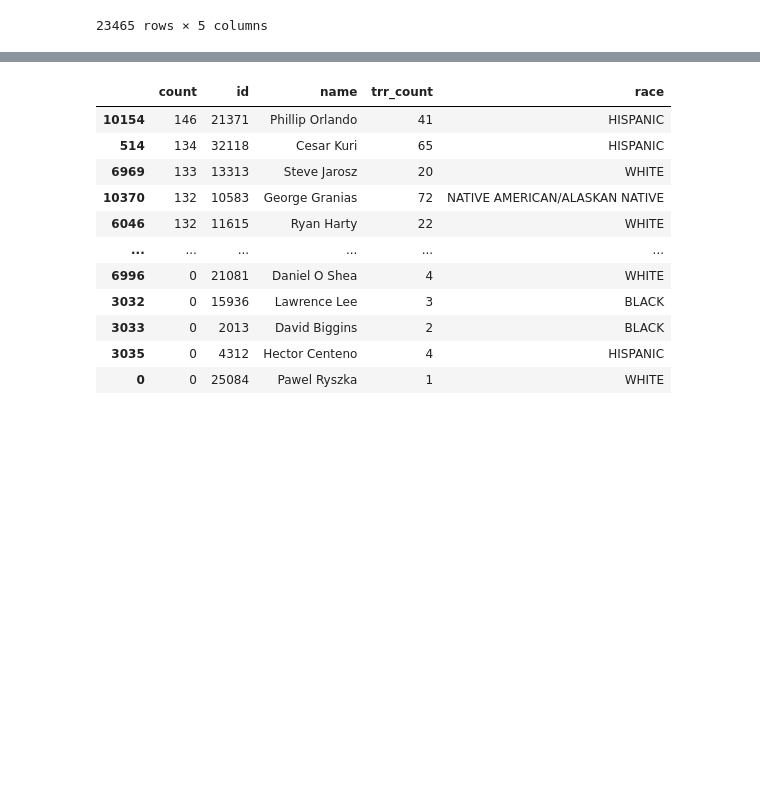
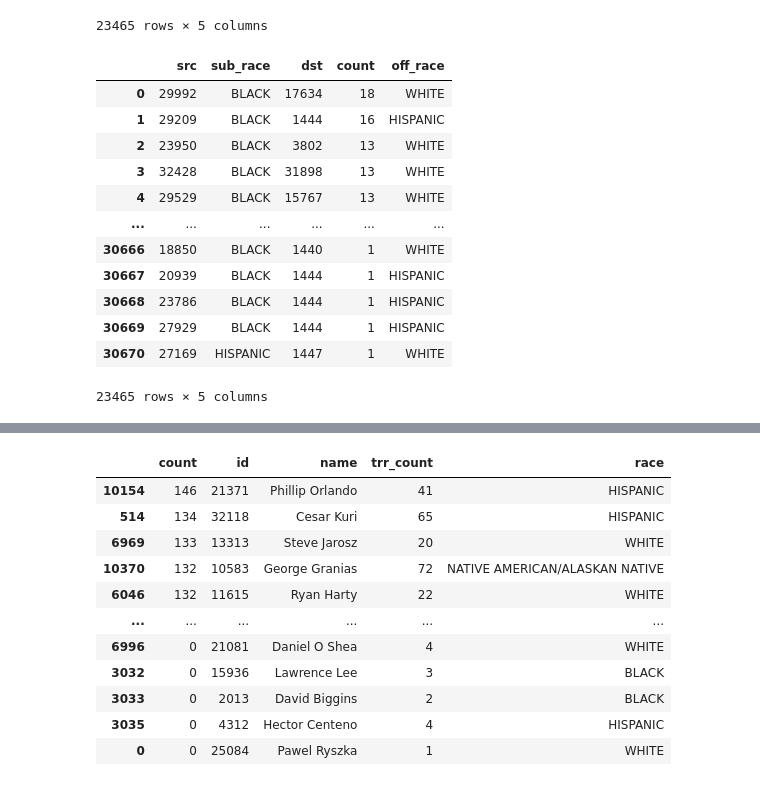
Before and after one commit to lqwdev/The-Freedom-Deer, a Jupyter notebook: cp4/src/cross-race.ipynb, the cells around one changed output, grey strips where cells are left out. Drawn from its saved outputs; the diff is of its cells as text; code cells hidden in the pictures; blank space fills up the shorter version.

Commit message:
[cp4] cross race and page rank output

```diff
--- a/cp4/src/cross-race.ipynb
+++ b/cp4/src/cross-race.ipynb
@@ -131,3 +131,24 @@ cross_race
 | 30669 | 1444 | BLACK | 27929 | 1 | HISPANIC |
 | 30670 | 1447 | HISPANIC | 27169 | 1 | WHITE |
 23465 rows × 5 columns
+# %%
+edges_reverse = cross_race.copy(deep=True)
+edges_reverse['tmp'] = edges_reverse['src']
+edges_reverse['src'] = edges_reverse['dst']
+edges_reverse['dst'] = edges_reverse['tmp']
+edges_reverse = edges_reverse.drop(columns=['tmp'])
+edges_reverse
+# %% [output]
+|  | src | sub_race | dst | count | off_race |
+| 0 | 29992 | BLACK | 17634 | 18 | WHITE |
+| 1 | 29209 | BLACK | 1444 | 16 | HISPANIC |
+| 2 | 23950 | BLACK | 3802 | 13 | WHITE |
+| 3 | 32428 | BLACK | 31898 | 13 | WHITE |
+| 4 | 29529 | BLACK | 15767 | 13 | WHITE |
+| ... | ... | ... | ... | ... | ... |
+| 30666 | 18850 | BLACK | 1440 | 1 | WHITE |
+| 30667 | 20939 | BLACK | 1444 | 1 | HISPANIC |
+| 30668 | 23786 | BLACK | 1444 | 1 | HISPANIC |
+| 30669 | 27929 | BLACK | 1444 | 1 | HISPANIC |
+| 30670 | 27169 | HISPANIC | 1447 | 1 | WHITE |
+23465 rows × 5 columns
```
Also changed, not shown: parts of 7 cells of this notebook, 3 other files.
